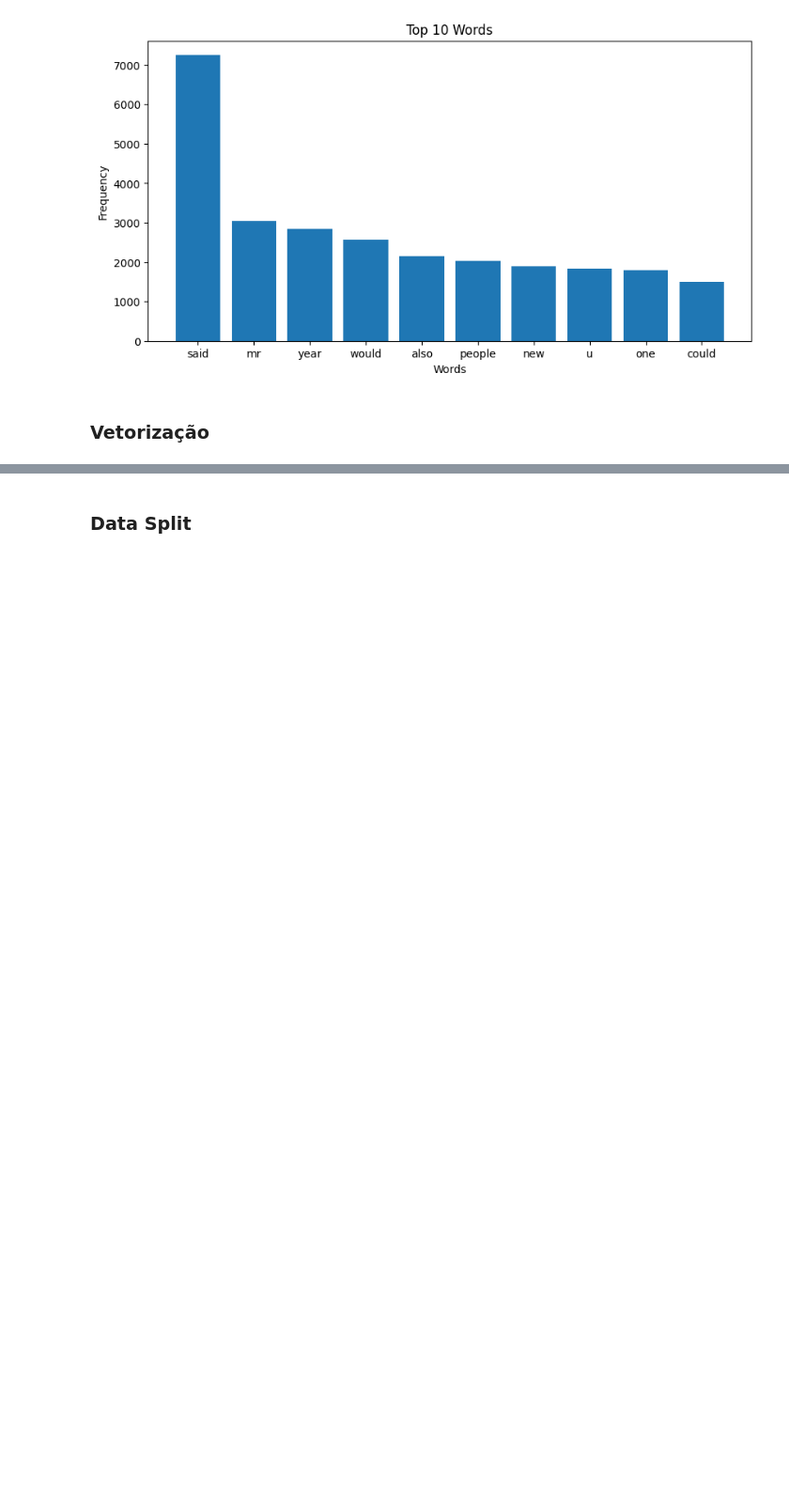
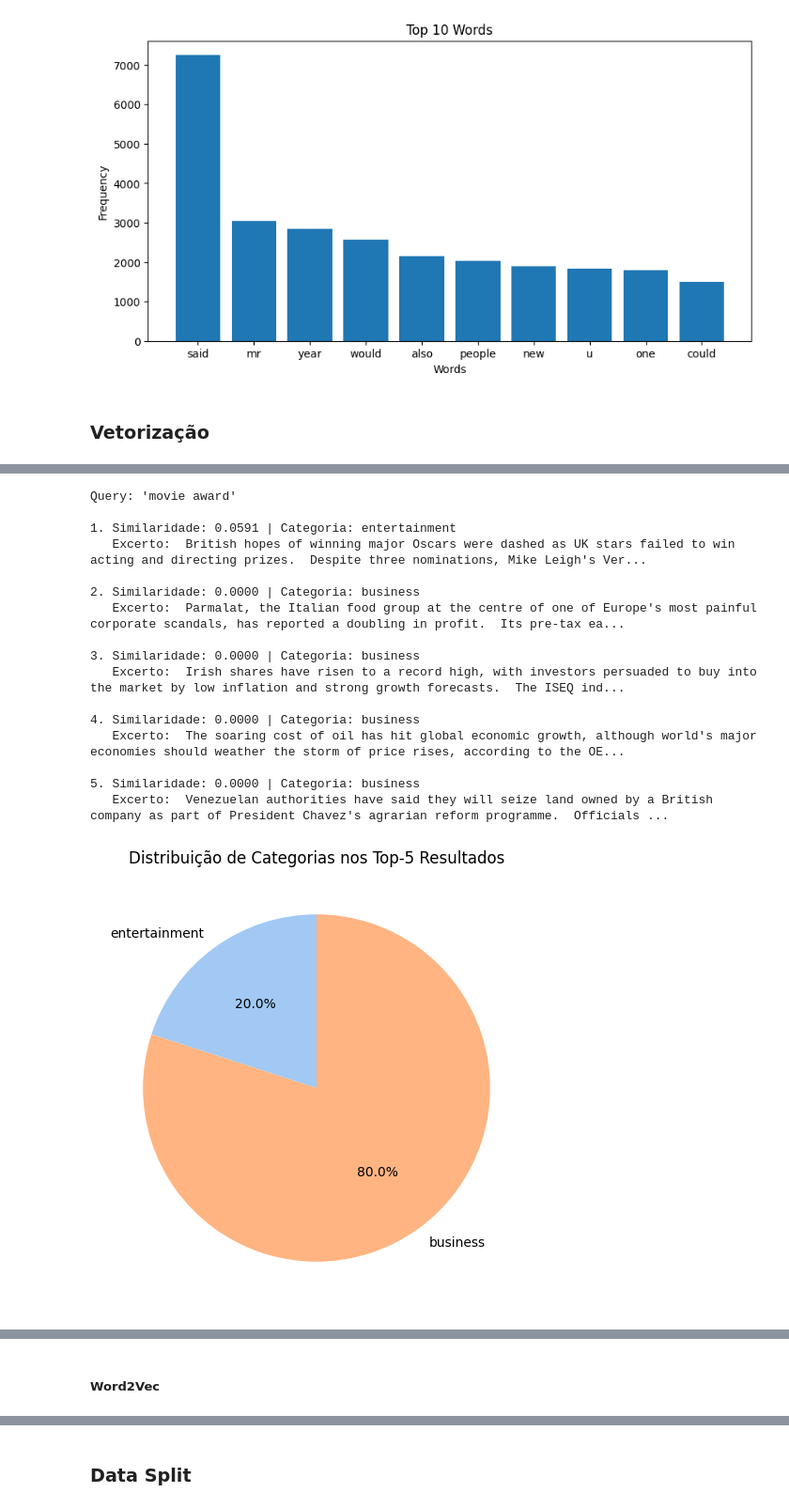
Before and after one commit to LMRocha/NLP_BBC-News-Classification, a Jupyter notebook: bbc_news_classification.ipynb, the cells around one changed output, grey strips where cells are left out. Shown at 94% size. Saved outputs shown, nothing was run; the diff lists cells and outputs as text; code cells hidden in the pictures; blank space fills up the shorter version.

```diff
--- a/bbc_news_classification.ipynb
+++ b/bbc_news_classification.ipynb
@@ -209,0 +329,22 @@ X = vectorizer.fit_transform(processed_texts)
+# %%
+bowngram_query_proc,bowngram_q_vec,bowngram_scores,bowngram_indices = buscar("movie award", CountVectorizer(ngram_range=(2,2)).fit(processed_text_lemmatize), X['bow_ngram'], y, texts)
+plot_category_distribution(y,bowngram_indices)
+plot_pca_projection(X['bow_ngram'].toarray(), bowngram_indices, query_vec=bowngram_q_vec.toarray(), top_k=5)
+# %% [output]
+Query: 'movie award'
+
+1. Similaridade: 0.0591 | Categoria: entertainment
+   Excerto:  British hopes of winning major Oscars were dashed as UK stars failed to win acting and directing prizes.  Despite three nominations, Mike Leigh's Ver...
+
+2. Similaridade: 0.0000 | Categoria: business
+   Excerto:  Parmalat, the Italian food group at the centre of one of Europe's most painful corporate scandals, has reported a doubling in profit.  Its pre-tax ea...
+
+3. Similaridade: 0.0000 | Categoria: business
+   Excerto:  Irish shares have risen to a record high, with investors persuaded to buy into the market by low inflation and strong growth forecasts.  The ISEQ ind...
+
+4. Similaridade: 0.0000 | Categoria: business
+   Excerto:  The soaring cost of oil has hit global economic growth, although world's major economies should weather the storm of price rises, according to the OE...
+
+5. Similaridade: 0.0000 | Categoria: business
+   Excerto:  Venezuelan authorities have said they will seize land owned by a British company as part of President Chavez's agrarian reform programme.  Officials ...
+[figure, added]
@@ -209,0 +352,2 @@ X = vectorizer.fit_transform(processed_texts)
+# %% [markdown]
+##### Word2Vec
```
Also changed, not shown: parts of 18 cells of this notebook.
